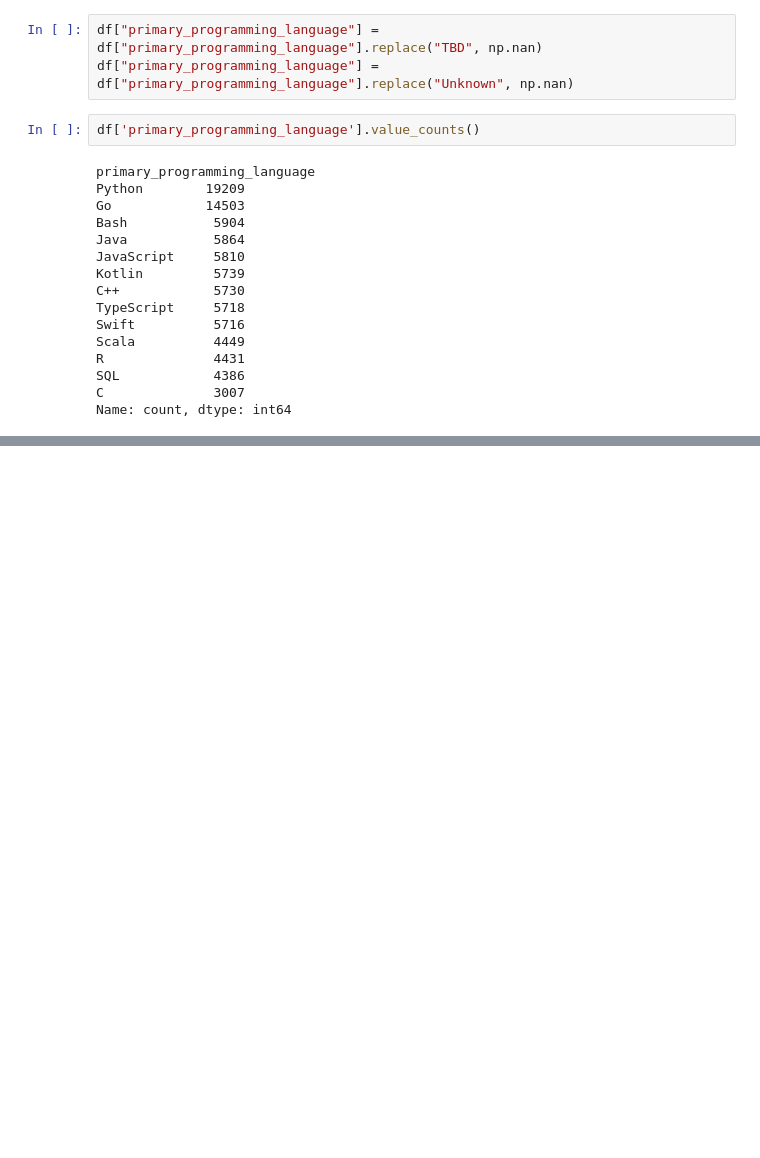
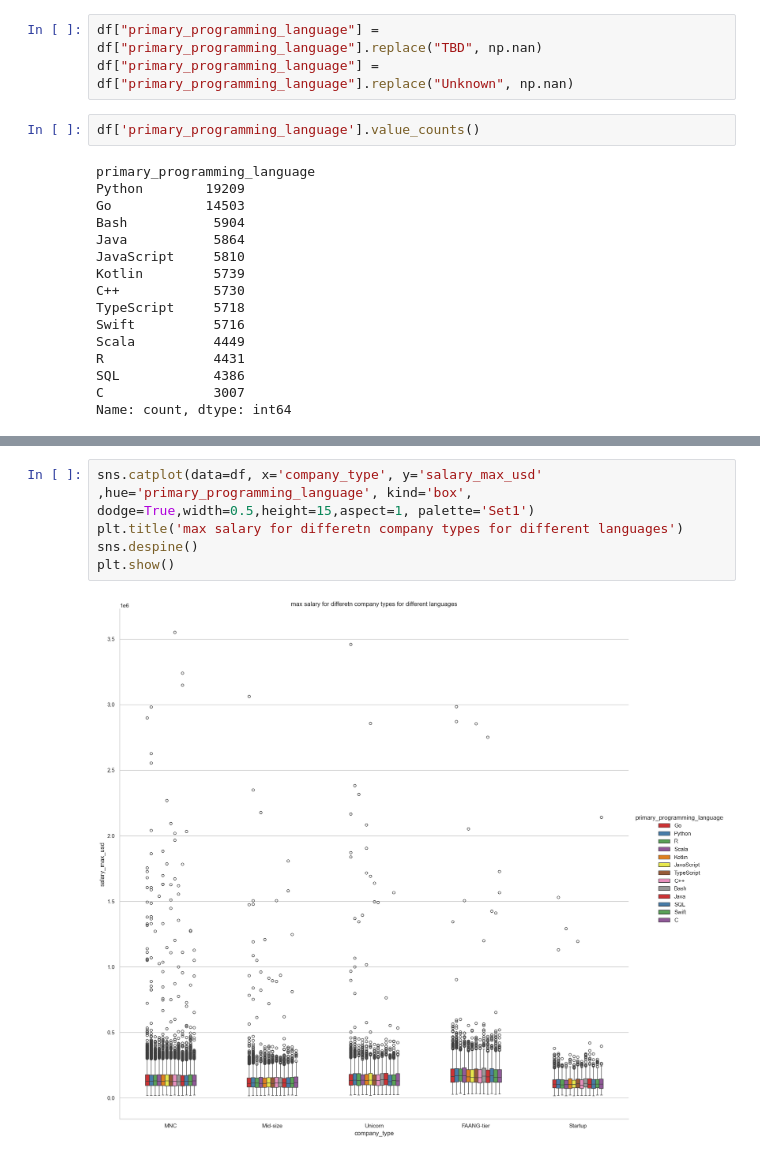
Before and after one commit to noobcoder909/task_2, a Jupyter notebook: pandas_and_seaborn.ipynb, the cells around one changed output, grey strips where cells are left out. Cells and saved outputs as stored; diff of their text form; blank space fills up the shorter version.

```diff
--- a/pandas_and_seaborn.ipynb
+++ b/pandas_and_seaborn.ipynb
@@ -622,0 +662,7 @@ plt.show()
+# %%
+sns.catplot(data=df, x='company_type', y='salary_max_usd' ,hue='primary_programming_language', kind='box', dodge=True,width=0.5,height=15,aspect=1, palette='Set1')
+plt.title('max salary for differetn company types for different languages')
+sns.despine()
+plt.show()
+# %% [output]
+[figure, added]
```
Also changed, not shown: parts of 27 cells of this notebook.
